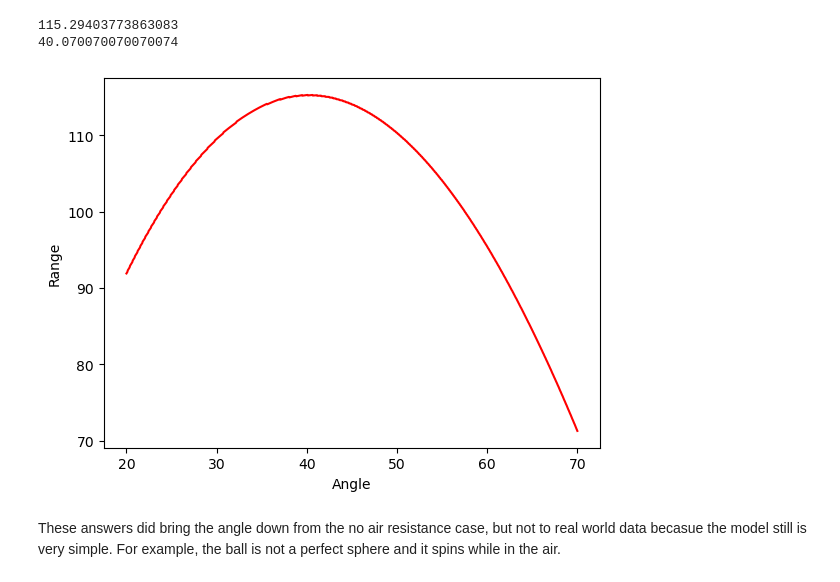
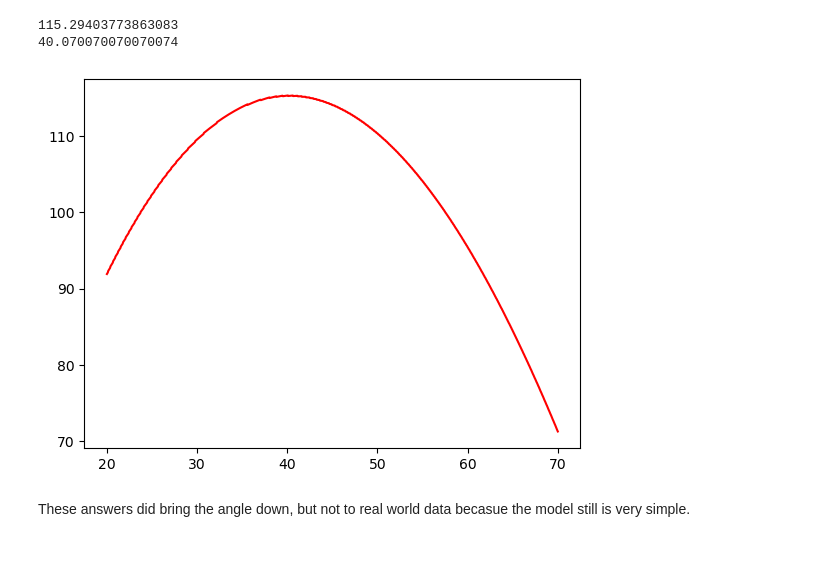
Before and after one commit to arosso17/phys441, a Jupyter notebook: Assignments/Assignment_3/graph_projectile.ipynb, the cells around one changed output. Cells and saved outputs as stored; diff of their text form; code cells hidden in the pictures; blank space fills up the shorter version.

```diff
--- a/Assignments/Assignment_3/graph_projectile.ipynb
+++ b/Assignments/Assignment_3/graph_projectile.ipynb
@@ -425,10 +425,8 @@ print(angles[np.argmax(xs)])
 40.070070070070074
 # %%
 plt.plot(angles, xs, 'r-')
-plt.xlabel("Angle")
-plt.ylabel("Range")
 plt.show()
 # %% [output]
-[figure, old version]
+[figure, new version]
 # %% [markdown]
-These answers did bring the angle down from the no air resistance case, but not to real world data becasue the model still is very simple. For example, the ball is not a perfect sphere and it spins while in the air.
+These answers did bring the angle down, but not to real world data becasue the model still is very simple.
```
Also changed, not shown: 2 other files.
